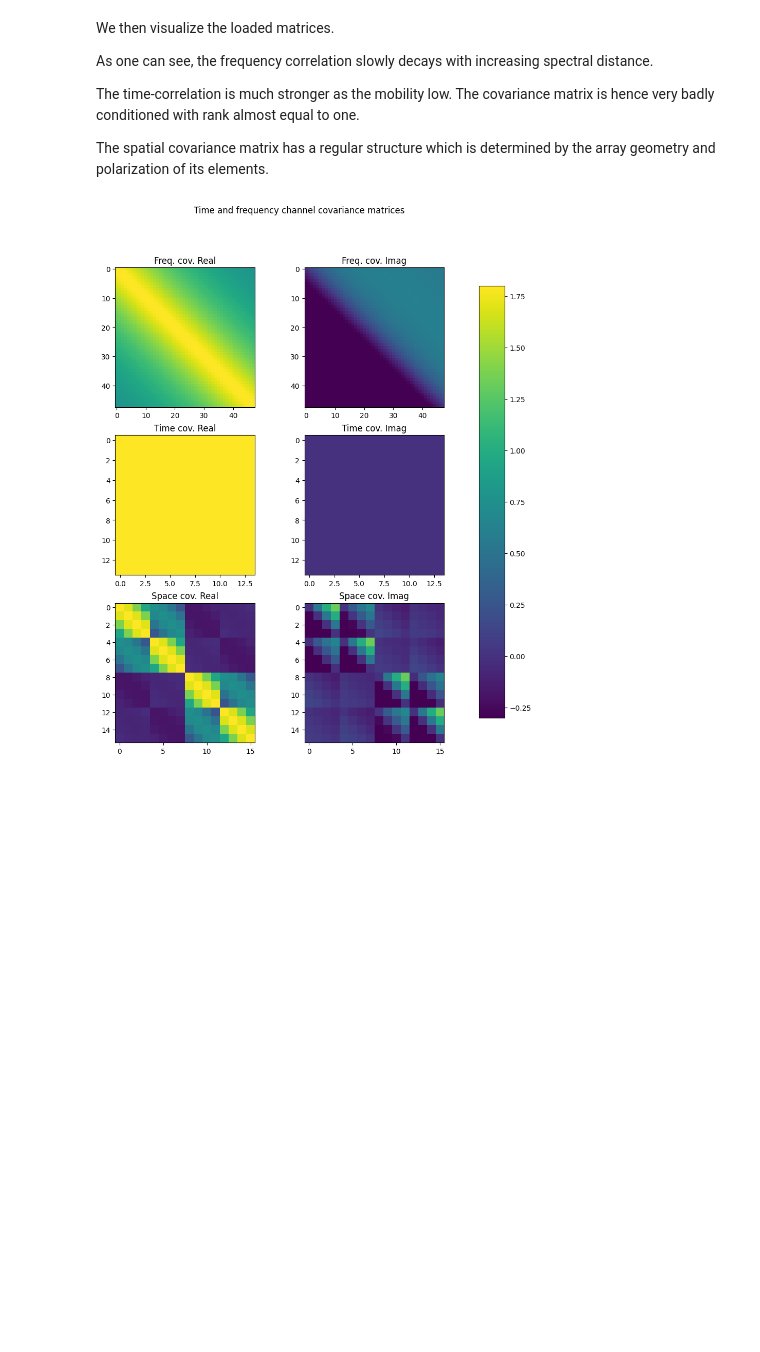
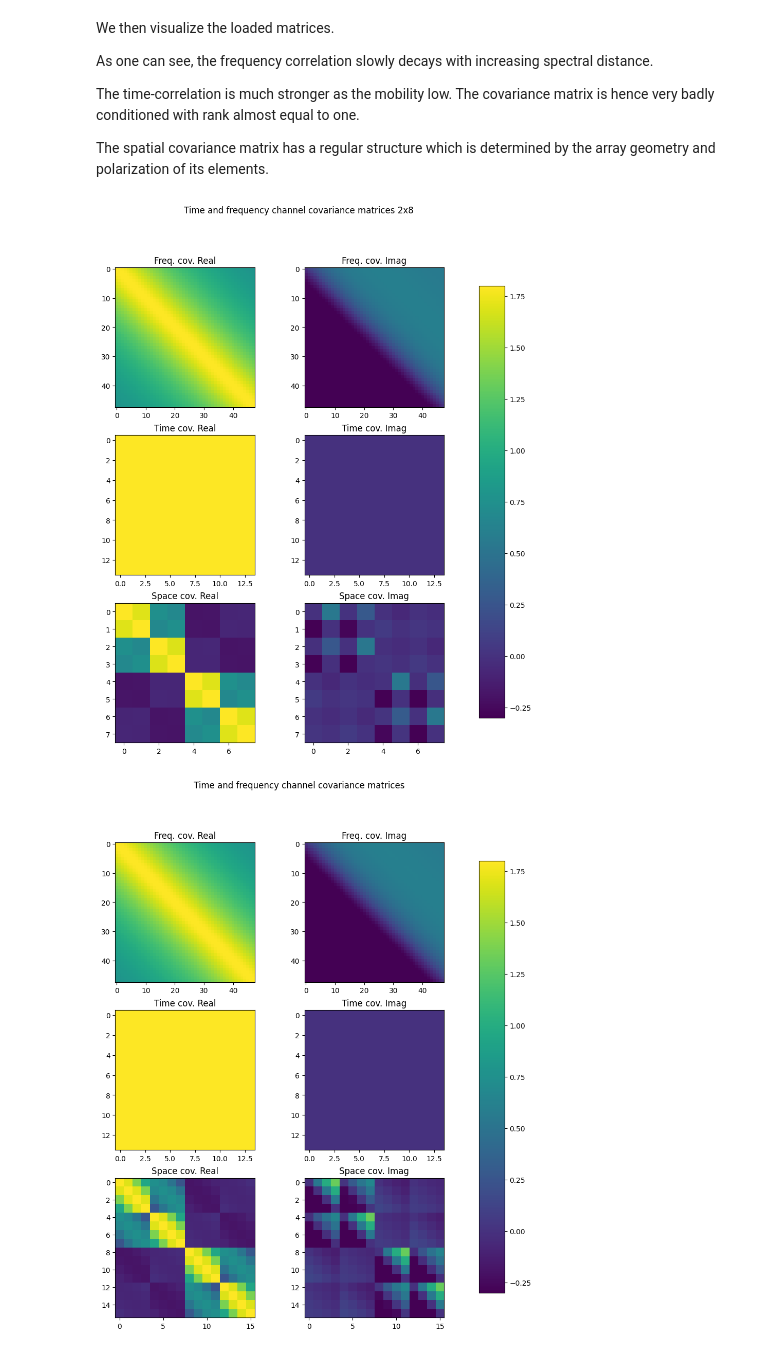
Before and after one commit to tindaiz/OFDM-MIMO-Channel-Estimation-and-Detection---Sionna, a Jupyter notebook: tutorials/phy/OFDM_MIMO_Detection.ipynb, the cells around one changed output. Cells and saved outputs as stored; diff of their text form; code cells hidden in the pictures; blank space fills up the shorter version.

```diff
--- a/tutorials/phy/OFDM_MIMO_Detection.ipynb
+++ b/tutorials/phy/OFDM_MIMO_Detection.ipynb
@@ -327,6 +333,30 @@ As one can see, the frequency correlation slowly decays with increasing spectral
 The time-correlation is much stronger as the mobility low. The covariance matrix is hence very badly conditioned with rank almost equal to one.
 
 The spatial covariance matrix has a regular structure which is determined by the array geometry and polarization of its elements.
+# %%
+fig, ax = plt.subplots(3,2, figsize=(10,12))
+fig.suptitle("Time and frequency channel covariance matrices 2x8")
+
+ax[0,0].set_title("Freq. cov. Real")
+im = ax[0,0].imshow(FREQ_COV_MAT.real, vmin=-0.3, vmax=1.8)
+ax[0,1].set_title("Freq. cov. Imag")
+im = ax[0,1].imshow(FREQ_COV_MAT.imag, vmin=-0.3, vmax=1.8)
+
+ax[1,0].set_title("Time cov. Real")
+im = ax[1,0].imshow(TIME_COV_MAT.real, vmin=-0.3, vmax=1.8)
+ax[1,1].set_title("Time cov. Imag")
+im = ax[1,1].imshow(TIME_COV_MAT.imag, vmin=-0.3, vmax=1.8)
+
+ax[2,0].set_title("Space cov. Real")
+im = ax[2,0].imshow(SPACE_COV_MAT.real, vmin=-0.3, vmax=1.8)
+ax[2,1].set_title("Space cov. Imag")
+im = ax[2,1].imshow(SPACE_COV_MAT.imag, vmin=-0.3, vmax=1.8)
+
+fig.subplots_adjust(right=0.8)
+cbar_ax = fig.add_axes([0.85, 0.15, 0.05, 0.7])
+fig.colorbar(im, cax=cbar_ax);
+# %% [output]
+[figure, added]
 # %%
 fig, ax = plt.subplots(3,2, figsize=(10,12))
 fig.suptitle("Time and frequency channel covariance matrices")
```
Also changed, not shown: parts of 8 cells of this notebook.
